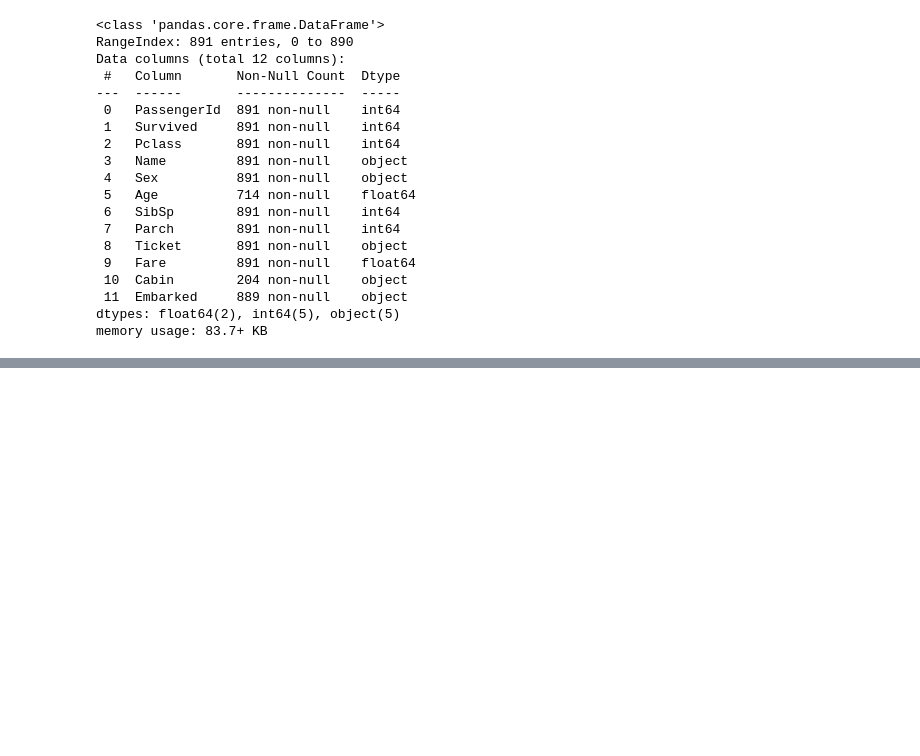
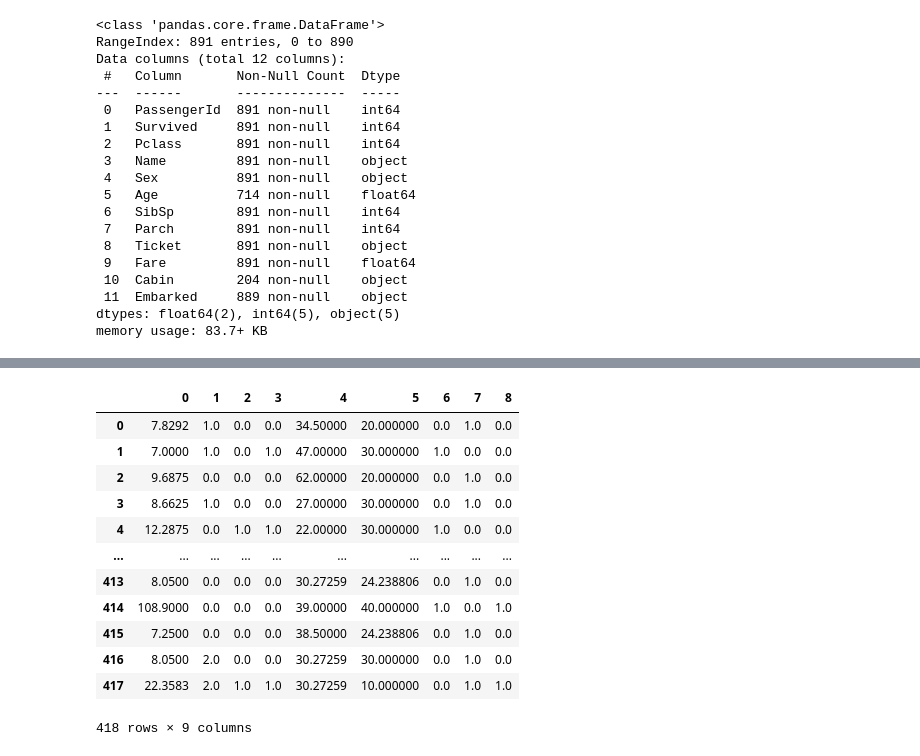
Before and after one commit to sasha0503/kaggle-titanic, a Jupyter notebook: Titanic.ipynb, the cells around one changed output, grey strips where cells are left out. Drawn from its saved outputs; the diff is of its cells as text; code cells hidden in the pictures; blank space fills up the shorter version.

```diff
--- a/Titanic.ipynb
+++ b/Titanic.ipynb
@@ -270,0 +101,12 @@ grid_search.best_params_
+# %%
+from sklearn.pipeline import Pipeline
+
+cat_pipeline = Pipeline([
+    ('most_frequent', MostFrequentImputer()),
+    ('one_hot', one_hot)
+])
+# %%
+num_cols = ["Survived", "Fare", "Relatives", "Parch", "SibSp", "Age", "AgeBucket"]
+num_cols_test = ["Fare", "Relatives", "Parch", "SibSp", "Age", "AgeBucket"]
+cat_cols = ["Sex", "Embarked", "Pclass"]
+dropped_cols = ["PassengerId", "Cabin", "Name", "Ticket"]
@@ -270,0 +121,6 @@ grid_search.best_params_
+# %%
+preprocessing_pipeline_test = ColumnTransformer([
+    ("numerical", imputer, num_cols_test),
+    ("categories", cat_pipeline, cat_cols),
+    ("dropped_cols", 'drop', dropped_cols)
+])
@@ -270,0 +129,2 @@ grid_search.best_params_
+# %%
+test_data_processed = preprocessing_pipeline_test.fit_transform(test_data)
@@ -270,0 +137,18 @@ grid_search.best_params_
+# %%
+test_data_processed = pd.DataFrame(test_data_processed)
+test_data_processed = test_data_processed.drop(columns=test_data_processed.columns[[9, 10, 11, 12, 13]])
+test_data_processed
+# %% [output]
+|  | 0 | 1 | 2 | 3 | 4 | 5 | 6 | 7 | 8 |
+| 0 | 7.8292 | 1.0 | 0.0 | 0.0 | 34.50000 | 20.000000 | 0.0 | 1.0 | 0.0 |
+| 1 | 7.0000 | 1.0 | 0.0 | 1.0 | 47.00000 | 30.000000 | 1.0 | 0.0 | 0.0 |
+| 2 | 9.6875 | 0.0 | 0.0 | 0.0 | 62.00000 | 20.000000 | 0.0 | 1.0 | 0.0 |
+| 3 | 8.6625 | 1.0 | 0.0 | 0.0 | 27.00000 | 30.000000 | 0.0 | 1.0 | 0.0 |
+| 4 | 12.2875 | 0.0 | 1.0 | 1.0 | 22.00000 | 30.000000 | 1.0 | 0.0 | 0.0 |
+| ... | ... | ... | ... | ... | ... | ... | ... | ... | ... |
+| 413 | 8.0500 | 0.0 | 0.0 | 0.0 | 30.27259 | 24.238806 | 0.0 | 1.0 | 0.0 |
+| 414 | 108.9000 | 0.0 | 0.0 | 0.0 | 39.00000 | 40.000000 | 1.0 | 0.0 | 1.0 |
+| 415 | 7.2500 | 0.0 | 0.0 | 0.0 | 38.50000 | 24.238806 | 0.0 | 1.0 | 0.0 |
+| 416 | 8.0500 | 2.0 | 0.0 | 0.0 | 30.27259 | 30.000000 | 0.0 | 1.0 | 0.0 |
+| 417 | 22.3583 | 2.0 | 1.0 | 1.0 | 30.27259 | 10.000000 | 0.0 | 1.0 | 1.0 |
+418 rows × 9 columns
```
Also changed, not shown: parts of 64 cells of this notebook.
